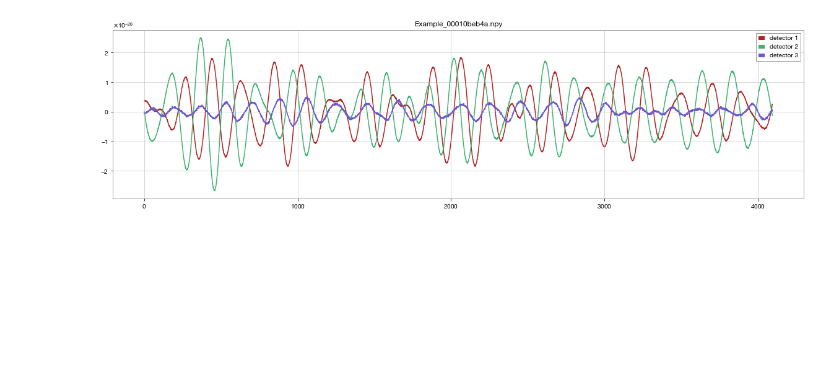
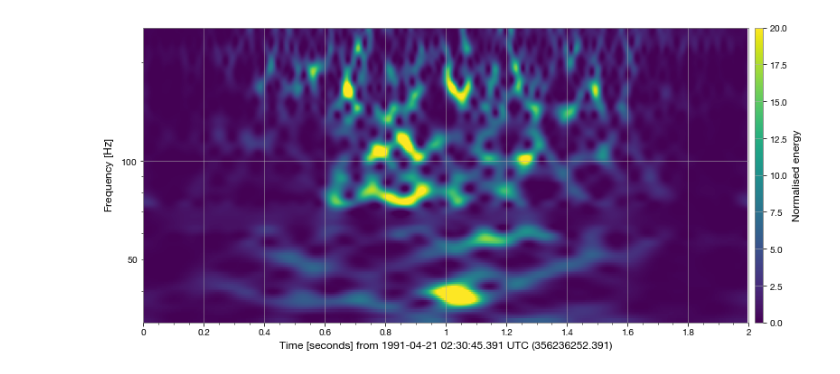
Before and after one commit to denisefavila/Gravitational-Wave-Detection, a Jupyter notebook: analysis/spectrogram.ipynb, the cells around one changed output. Cells and saved outputs as stored; diff of their text form; code cells hidden in the pictures; blank space fills up the shorter version.

```diff
--- a/analysis/spectrogram.ipynb
+++ b/analysis/spectrogram.ipynb
@@ -21,6 +21,9 @@ size = 2**12
 gps = to_gps('Apr 21 1991 02:30:45.391')
 sample_rate = 2**11
 
+qrange = (16, 32) # padrao = (4, 64)
+frange = (32, 256) # padrao automatico
+
 plt.figure(figsize=(20,5))
 
 plt.plot(signals[0,:], c="firebrick", label="detector 1")
@@ -28,18 +31,15 @@ plt.plot(signals[1,:], c="mediumseagreen", label="detector 2")
 plt.plot(signals[2,:], c="slateblue", label="detector 3")
 plt.title(f'Example_{file}');
 plt.legend();
-# %% [output]
-[figure, removed]
 # %%
-qrange = (4, 32) # padrao = (4, 64)
-frange = (32, 256) # padrao automatico
-
 time_series = TimeSeries(signals[0, :], t0=gps, sample_rate=sample_rate, name= 'strain')
 
 plot = time_series.q_transform(qrange, frange).plot()
 ax = plot.gca()
 ax.set_epoch(gps)
 ax.set_yscale('log')
 ax.colorbar(label="Normalised energy")
 plot.colorbars[0].mappable.set_clim(0,20)
+# %% [output]
+[figure, added]
 # %%
```
Also changed, not shown: parts of 2 cells of this notebook.
